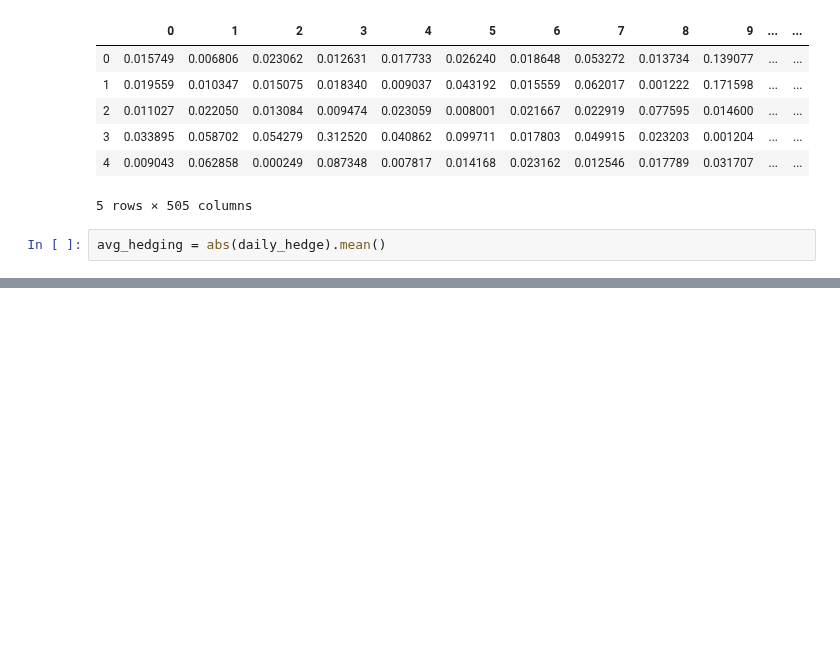
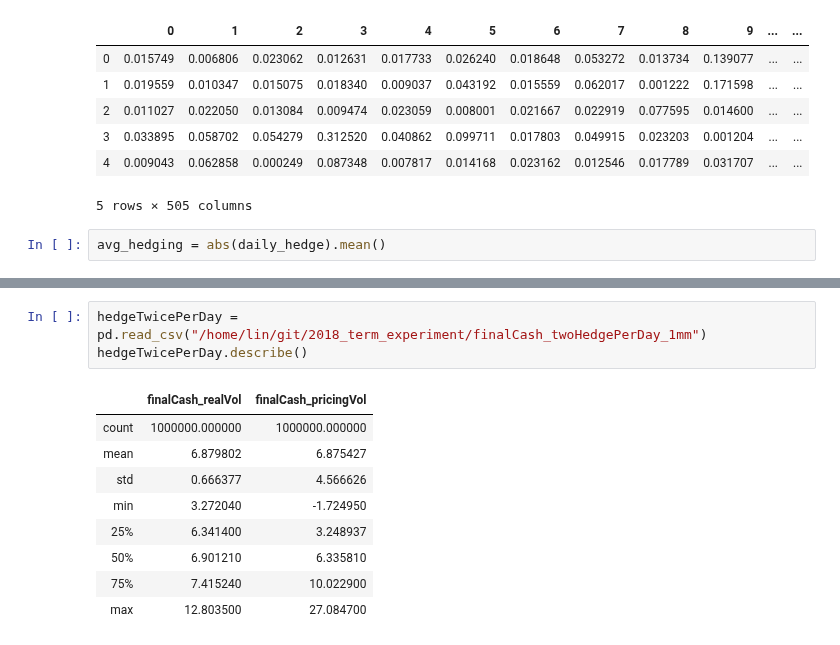
Before and after one commit to linsallyzhao/notebooks, a Jupyter notebook: Summer_project/result of the hedging test(30% vs 10% vol).ipynb, the cells around one changed output, grey strips where cells are left out. Cells and saved outputs as stored; diff of their text form; blank space fills up the shorter version.

```diff
--- a/Summer_project/result of the hedging test(30% vs 10% vol).ipynb
+++ b/Summer_project/result of the hedging test(30% vs 10% vol).ipynb
@@ -137,3 +119,16 @@ plt.plot(realVolHedge, realVolHedge)
 # %% [output]
 [<matplotlib.lines.Line2D at 0x...>]
 [figure]
+# %%
+hedgeTwicePerDay = pd.read_csv("/home/lin/git/2018_term_experiment/finalCash_twoHedgePerDay_1mm")
+hedgeTwicePerDay.describe()
+# %% [output]
+|  | finalCash_realVol | finalCash_pricingVol |
+| count | 1000000.000000 | 1000000.000000 |
+| mean | 6.879802 | 6.875427 |
+| std | 0.666377 | 4.566626 |
+| min | 3.272040 | -1.724950 |
+| 25% | 6.341400 | 3.248937 |
+| 50% | 6.901210 | 6.335810 |
+| 75% | 7.415240 | 10.022900 |
+| max | 12.803500 | 27.084700 |
```
Also changed, not shown: parts of 10 cells of this notebook.
